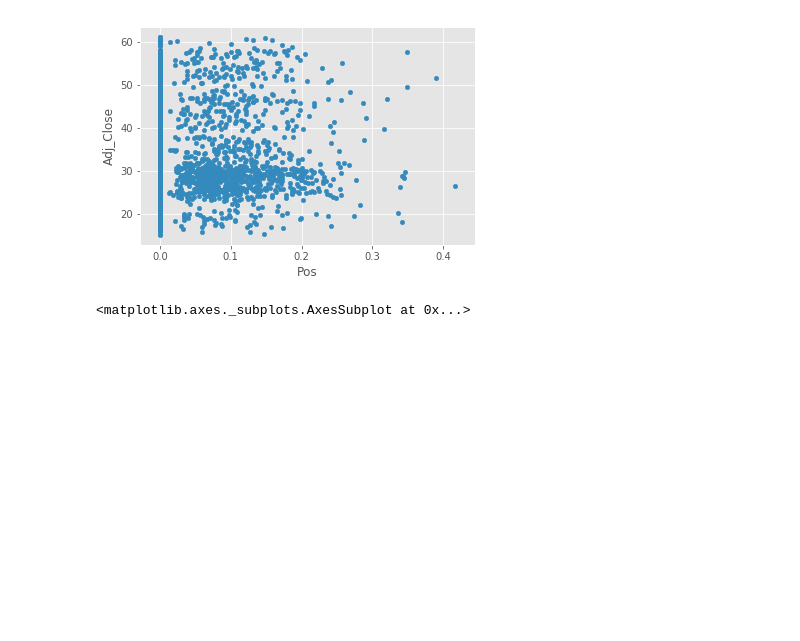
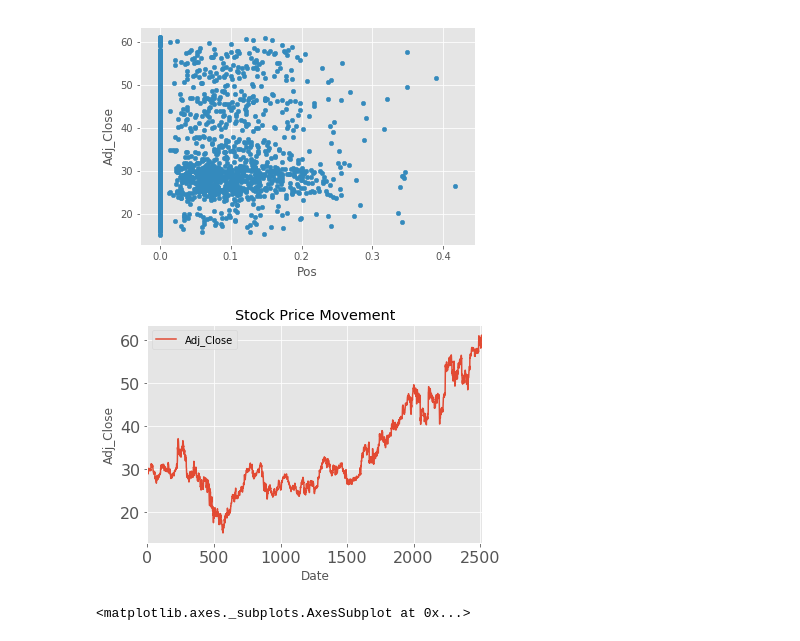
Before and after one commit to micattia/Capstone, a Jupyter notebook: 04_Bivariate_analysis.ipynb, the cells around one changed output. Cells and saved outputs as stored; diff of their text form; code cells hidden in the pictures; blank space fills up the shorter version.

```diff
--- a/04_Bivariate_analysis.ipynb
+++ b/04_Bivariate_analysis.ipynb
@@ -75,3 +84,14 @@ dfMS.plot.scatter(x='Pos',y='Adj_Close')
+# %%
+# Slicing the Dataset
+#ls = dfMS[[str('Date'),'Close','Open']]
+ls = dfMS[[str('Date'),'Adj_Close']]
+ls.set_index('Date')
+ax = ls.plot(title = "Stock Price Movement",fontsize = 16)
+ax.set_xlabel("Date")
+ax.set_ylabel("Adj_Close")
+pyplot.show()
+# %% [output]
+[figure, added]
 # %%
 #Scatter Plot between each variable in the Apple data set and the dependant variable
 dfAPPL.plot.scatter(x='Open',y='Adj_Close')
```
Also changed, not shown: parts of 2 cells of this notebook.
